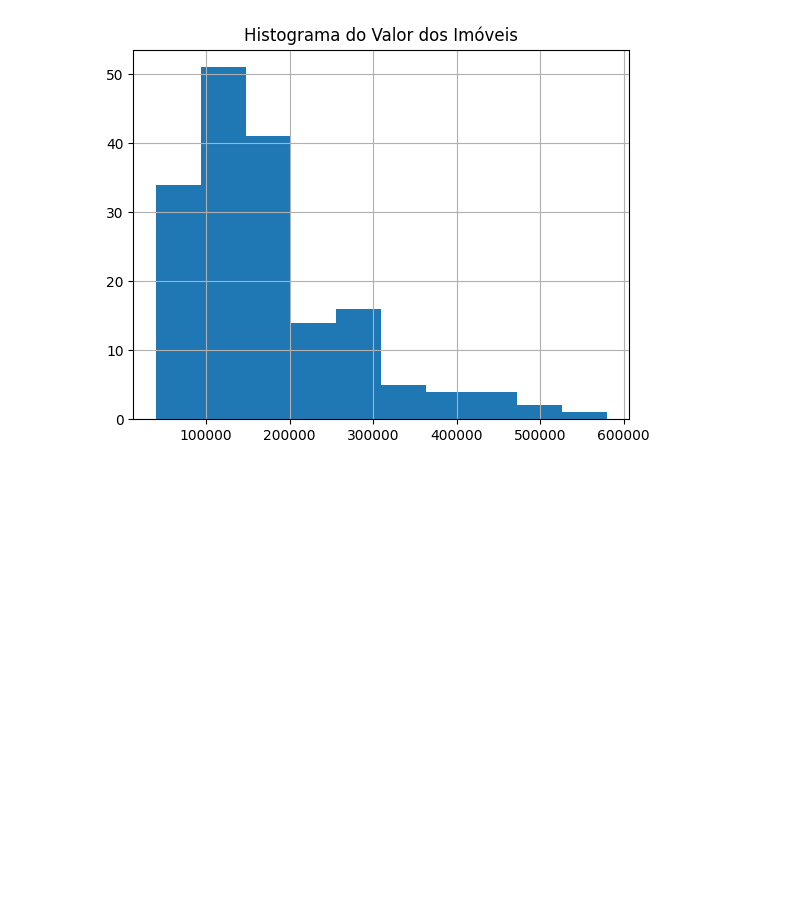
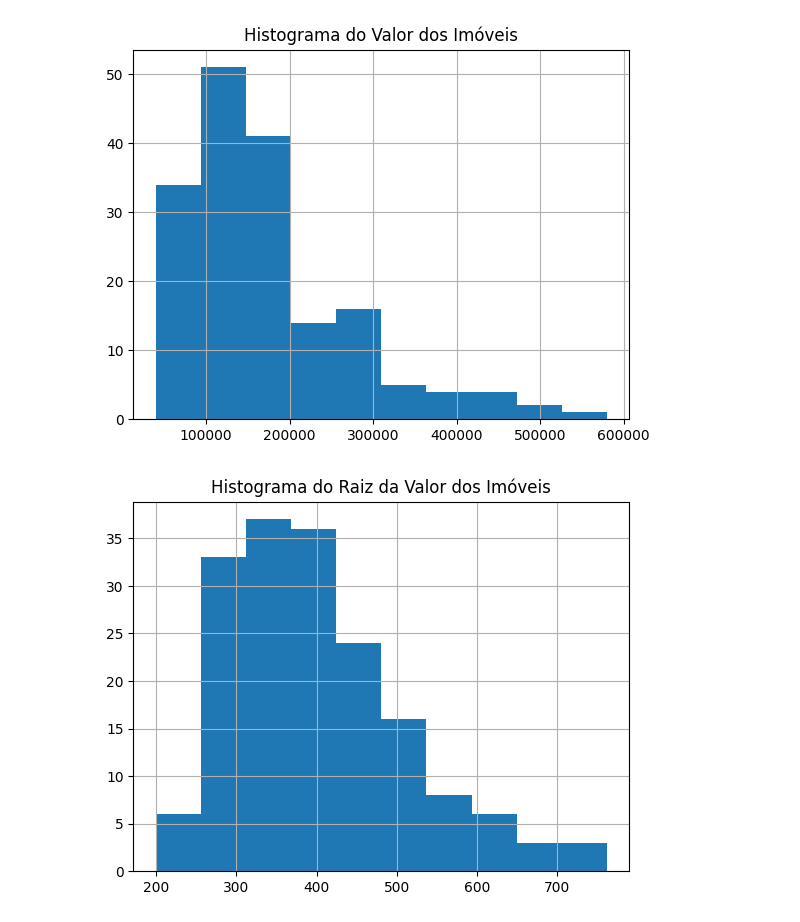
Before and after one commit to edupmon/fiap, a Jupyter notebook: pos-tech/data-analytics/fase-2/01-machine-learning-com-python/aula-4/avaliando-melhor-modelo-regressao.ipynb, the cells around one changed output. Cells and saved outputs as stored; diff of their text form; code cells hidden in the pictures; blank space fills up the shorter version.

```diff
--- a/pos-tech/data-analytics/fase-2/01-machine-learning-com-python/aula-4/avaliando-melhor-modelo-regressao.ipynb
+++ b/pos-tech/data-analytics/fase-2/01-machine-learning-com-python/aula-4/avaliando-melhor-modelo-regressao.ipynb
@@ -65,3 +66,12 @@ plt.title('Histograma do Valor dos Imóveis')
 plt.show()
 # %% [output]
 [figure]
+# %%
+imoveis['Raiz Valor'] = np.sqrt(imoveis['Valor'])
+# %%
+imoveis['Raiz Valor'].hist()
+
+plt.title('Histograma do Raiz da Valor dos Imóveis')
+plt.show()
+# %% [output]
+[figure, added]
```
Also changed, not shown: parts of 3 cells of this notebook.
